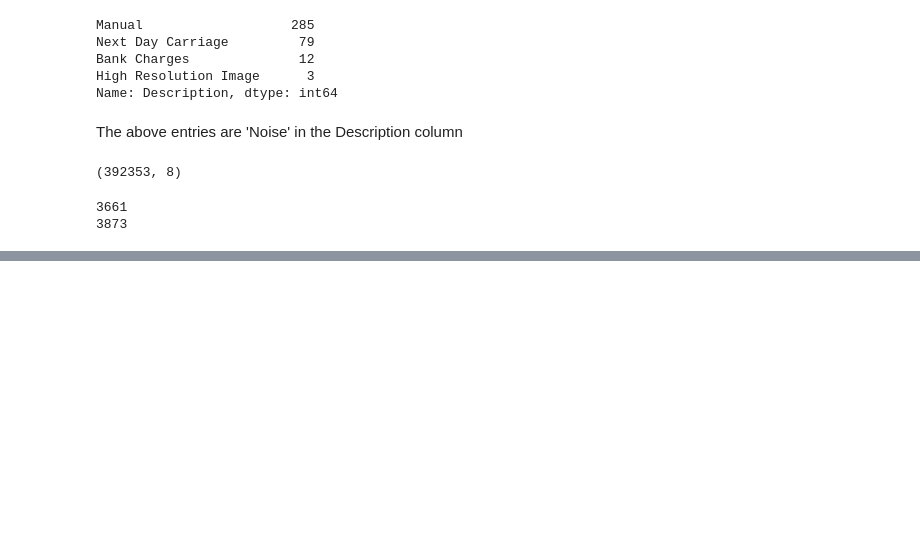
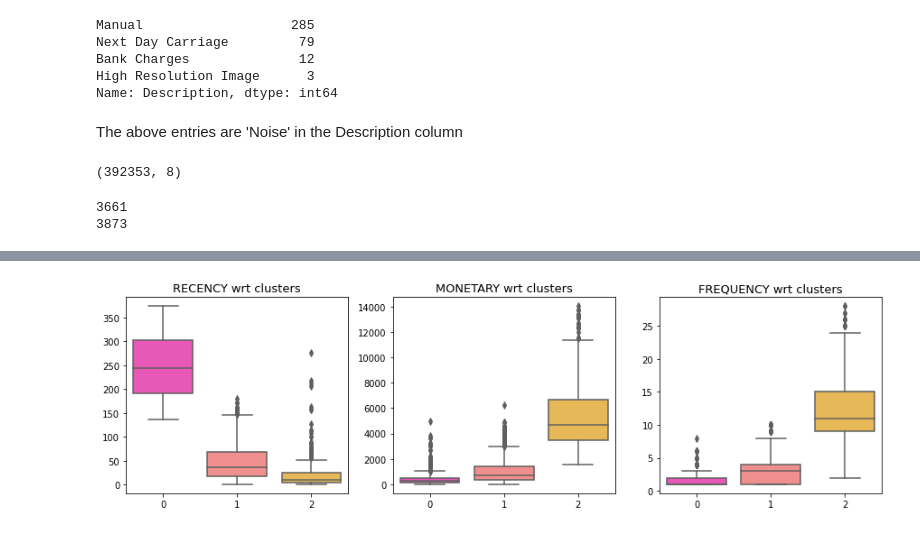
Before and after one commit to jjaskirat-ssingh/Customer-Segmentation, a Jupyter notebook: Customer Segmentation.ipynb, the cells around one changed output, grey strips where cells are left out. Cells and saved outputs as stored; diff of their text form; code cells hidden in the pictures; blank space fills up the shorter version.

```diff
--- a/Customer Segmentation.ipynb
+++ b/Customer Segmentation.ipynb
@@ -699,0 +843,3 @@ plt.show()
+# %%
+kmeans_df['clusters'] = model_clus5.labels_
+kmeans_df.head()
@@ -699,0 +881,14 @@ plt.show()
+# %%
+# Silhouette analysis
+from sklearn.metrics import silhouette_score
+
+for num_clusters in list(range(2,11)):
+    # intialise kmeans
+    model_clus = KMeans(n_clusters = num_clusters, max_iter=50)
+    model_clus.fit(kmeans_df_norm)
+
+    cluster_labels = model_clus.labels_
+
+    # silhouette score
+    silhouette_avg = silhouette_score(kmeans_df_norm, cluster_labels)
+    print("For n_clusters={0}, the silhouette score is {1}".format(num_clusters, silhouette_avg))
@@ -699,0 +909,4 @@ plt.show()
+# %%
+# Kmeans with K=3
+model_clus3 = KMeans(n_clusters = 3, init= 'k-means++')
+model_clus3.fit(kmeans_df_norm)
@@ -699,0 +919,3 @@ plt.show()
+# %%
+kmeans_df['clusters'] = model_clus3.labels_
+kmeans_df.head()
@@ -699,0 +937,13 @@ plt.show()
+# %%
+column = ['recency','monetary','frequency']
+plt.figure(figsize=(15,4))
+for i,j in enumerate(column):
+    plt.subplot(1,3,i+1)
+    sns.boxplot(y=kmeans_df[j], x=kmeans_df['clusters'], palette='spring')
+    plt.title('{} wrt clusters'.format(j.upper()), size=13)
+    plt.ylabel('')
+    plt.xlabel('')
+
+plt.show()
+# %% [output]
+[figure, added]
```
Also changed, not shown: parts of 112 cells of this notebook.
